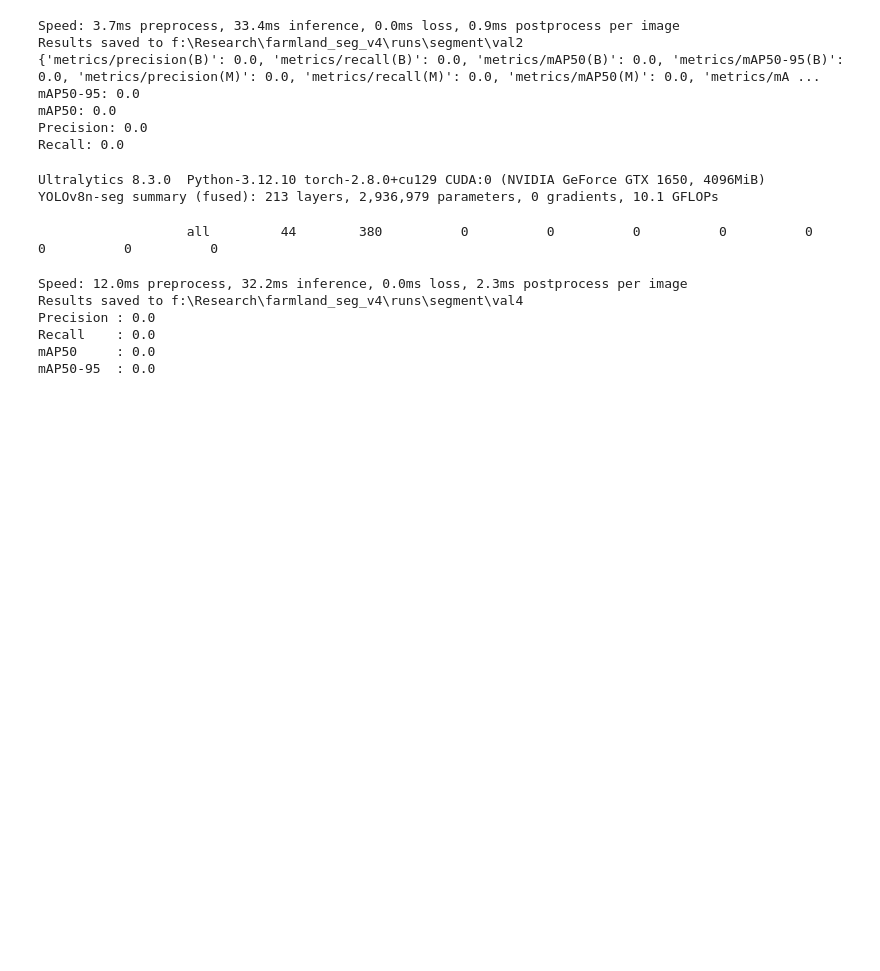
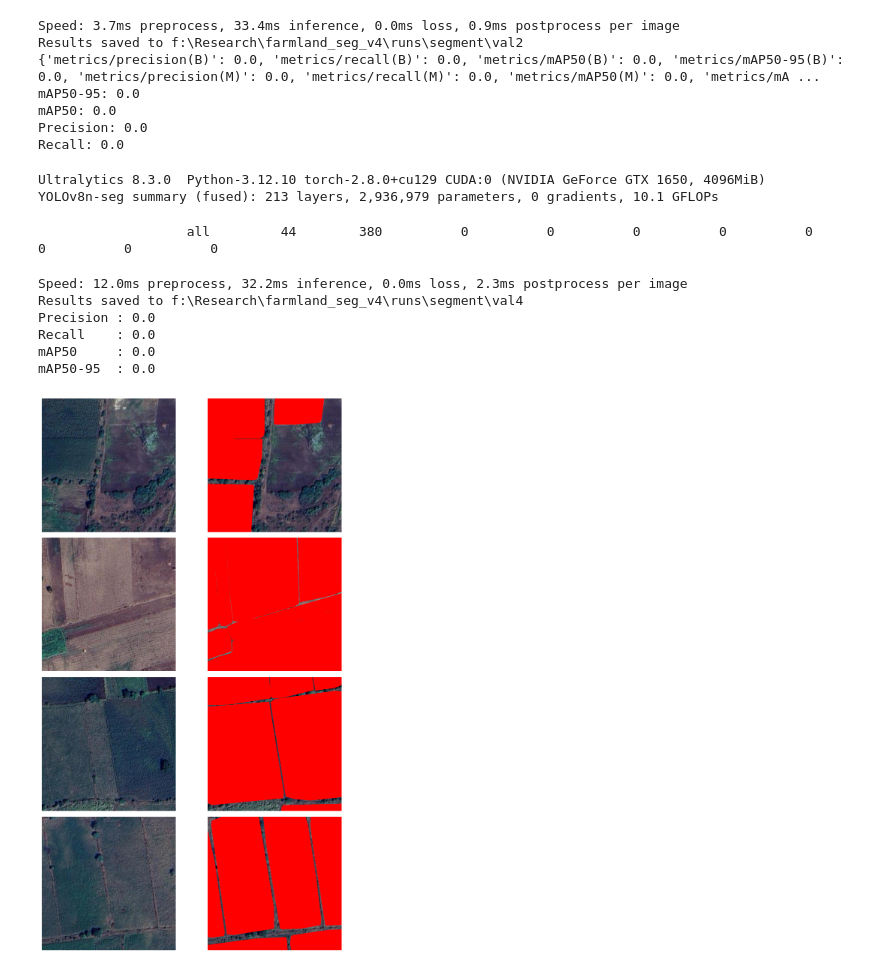
Before and after one commit to murad-02/farmland_seg_v4, a Jupyter notebook: notebooks/train.ipynb, the cells around one changed output. Saved outputs shown, nothing was run; the diff lists cells and outputs as text; code cells hidden in the pictures; blank space fills up the shorter version.

Commit message:
added visualization of images from datset

```diff
--- a/notebooks/train.ipynb
+++ b/notebooks/train.ipynb
@@ -133,3 +133,60 @@ Precision : 0.0
 Recall    : 0.0
 mAP50     : 0.0
 mAP50-95  : 0.0
+# %%
+import os
+import random
+import cv2
+import matplotlib.pyplot as plt
+import numpy as np
+from glob import glob
+
+# Paths
+image_dir = r"F:\Research\farmland_seg_v4\dataset\train\images"
+label_dir = r"F:\Research\farmland_seg_v4\dataset\train\labels"
+
+# Get 4 random images
+image_files = random.sample(glob(os.path.join(image_dir, "*.jpg")), 4)
+
+def load_yolo_segmentation(label_path, img_w, img_h):
+    masks = []
+    if os.path.exists(label_path):
+        with open(label_path, "r") as f:
+            for line in f.readlines():
+                parts = line.strip().split()
+                cls, coords = parts[0], parts[1:]
+                coords = np.array(coords, dtype=float).reshape(-1, 2)
+                coords[:, 0] *= img_w
+                coords[:, 1] *= img_h
+                masks.append(coords.astype(int))
+    return masks
+
+# Plot
+fig, axes = plt.subplots(len(image_files), 2, figsize=(10, 15))
+
+for i, img_path in enumerate(image_files):
+    img = cv2.imread(img_path)
+    img = cv2.cvtColor(img, cv2.COLOR_BGR2RGB)
+    h, w = img.shape[:2]
+
+    # Load corresponding label
+    label_path = os.path.join(label_dir, os.path.basename(img_path).replace(".jpg", ".txt"))
+    masks = load_yolo_segmentation(label_path, w, h)
+
+    # Create copy for annotation
+    annotated = img.copy()
+    for mask in masks:
+        cv2.polylines(annotated, [mask], isClosed=True, color=(255, 0, 0), thickness=2)
+        cv2.fillPoly(annotated, [mask], color=(255, 0, 0, 50))
+
+    # Show raw + annotated side by side
+    axes[i, 0].imshow(img)
+    axes[i, 0].axis("off")
+
+    axes[i, 1].imshow(annotated)
+    axes[i, 1].axis("off")
+
+plt.tight_layout()
+plt.show()
+# %% [output]
+[figure, added]
```
